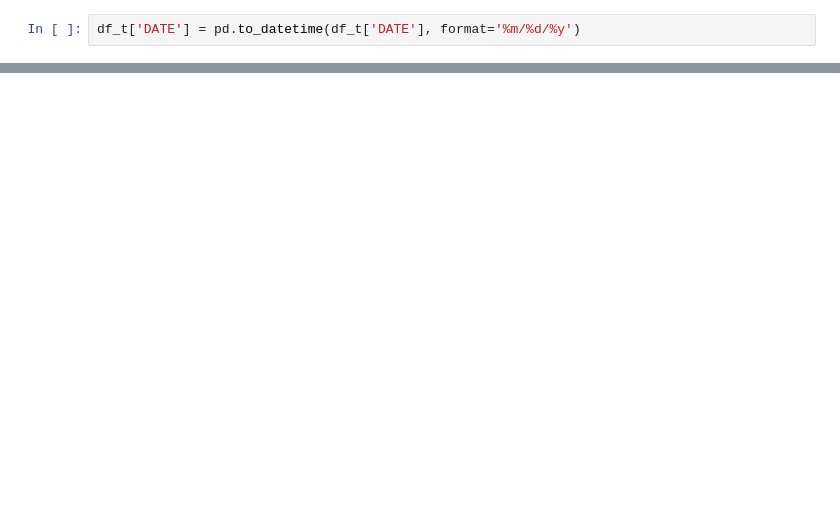
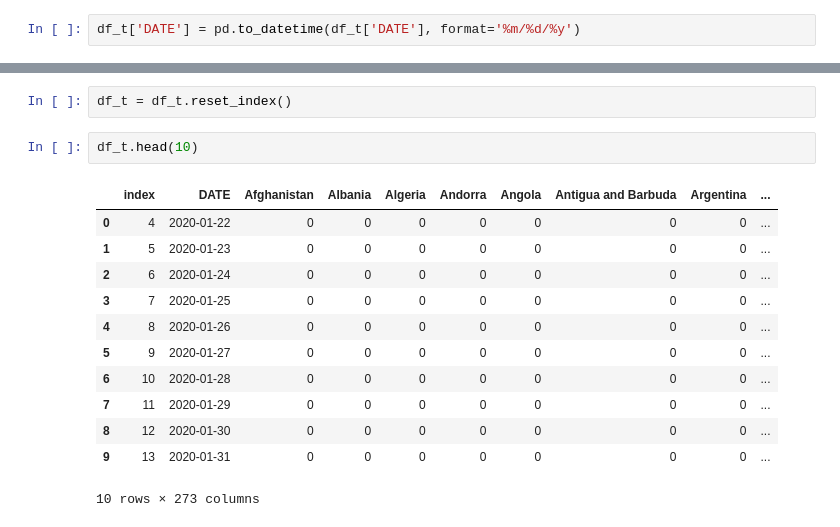
Before and after one commit to andresryes/bi-1, a Jupyter notebook: notebooks/Covid19 Global.ipynb, the cells around one changed output, grey strips where cells are left out. Cells and saved outputs as stored; diff of their text form; blank space fills up the shorter version.

```diff
--- a/notebooks/Covid19 Global.ipynb
+++ b/notebooks/Covid19 Global.ipynb
@@ -152 +159,18 @@ df_t
 327 rows × 272 columns
+# %%
+df_t = df_t.reset_index()
+# %%
+df_t.head(10)
+# %% [output]
+|  | index | DATE | Afghanistan | Albania | Algeria | Andorra | Angola | Antigua and Barbuda | Argentina | ... |
+| 0 | 4 | 2020-01-22 | 0 | 0 | 0 | 0 | 0 | 0 | 0 | ... |
+| 1 | 5 | 2020-01-23 | 0 | 0 | 0 | 0 | 0 | 0 | 0 | ... |
+| 2 | 6 | 2020-01-24 | 0 | 0 | 0 | 0 | 0 | 0 | 0 | ... |
+| 3 | 7 | 2020-01-25 | 0 | 0 | 0 | 0 | 0 | 0 | 0 | ... |
+| 4 | 8 | 2020-01-26 | 0 | 0 | 0 | 0 | 0 | 0 | 0 | ... |
+| 5 | 9 | 2020-01-27 | 0 | 0 | 0 | 0 | 0 | 0 | 0 | ... |
+| 6 | 10 | 2020-01-28 | 0 | 0 | 0 | 0 | 0 | 0 | 0 | ... |
+| 7 | 11 | 2020-01-29 | 0 | 0 | 0 | 0 | 0 | 0 | 0 | ... |
+| 8 | 12 | 2020-01-30 | 0 | 0 | 0 | 0 | 0 | 0 | 0 | ... |
+| 9 | 13 | 2020-01-31 | 0 | 0 | 0 | 0 | 0 | 0 | 0 | ... |
+10 rows × 273 columns
```
Also changed, not shown: parts of 10 cells of this notebook, 1 other file.
